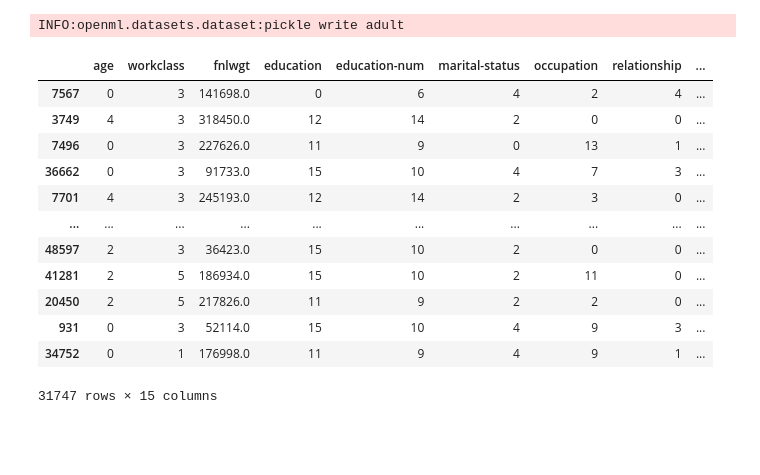
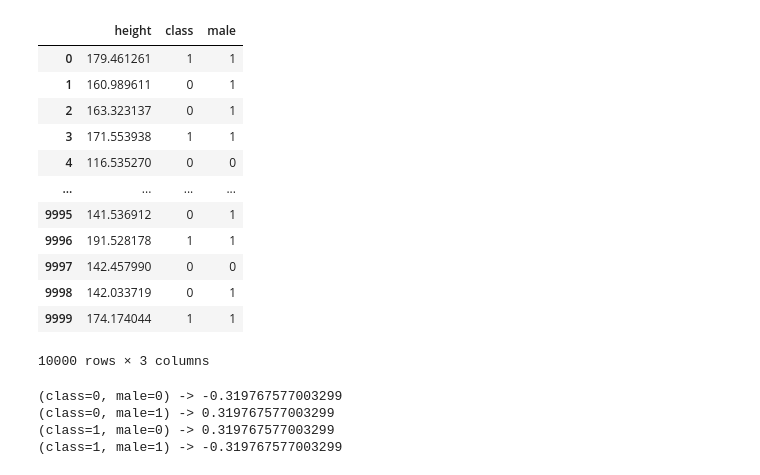
Before and after one commit to pikalab-unibo-students/master-thesis-dizio-ay2324, a Jupyter notebook: examples/demo_fauci.ipynb, the cells around one changed output. Drawn from its saved outputs; the diff is of its cells as text; code cells hidden in the pictures; blank space fills up the shorter version.

```diff
--- a/examples/demo_fauci.ipynb
+++ b/examples/demo_fauci.ipynb
@@ -15,5 +20,0 @@ keras.utils.set_random_seed(423)
-# %%
-dataset = openml.datasets.get_dataset(179)
-X, y, _, names = dataset.get_data(target=dataset.default_target_attribute)
-# %% [output]
-INFO:openml.datasets.dataset:pickle write adult
@@ -32 +21,28 @@ y = y.apply(lambda x: x == ">50K").astype(int)
+# %%
+dataset = biased_dataset_people_height(binary=True)
+X = dataset.drop(columns=['class'], axis=1).values
+y = dataset['class'].values
+# %%
+dataset
+# %% [output]
+|  | height | class | male |
+| 0 | 179.461261 | 1 | 1 |
+| 1 | 160.989611 | 0 | 1 |
+| 2 | 163.323137 | 0 | 1 |
+| 3 | 171.553938 | 1 | 1 |
+| 4 | 116.535270 | 0 | 0 |
+| ... | ... | ... | ... |
+| 9995 | 141.536912 | 0 | 1 |
+| 9996 | 191.528178 | 1 | 1 |
+| 9997 | 142.457990 | 0 | 0 |
+| 9998 | 142.033719 | 0 | 1 |
+| 9999 | 174.174044 | 1 | 1 |
+10000 rows × 3 columns
+# %%
+dataset.statistical_parity_difference()
+# %% [output]
+(class=0, male=0) -> -0.319767577003299
+(class=0, male=1) -> 0.319767577003299
+(class=1, male=0) -> 0.319767577003299
+(class=1, male=1) -> -0.319767577003299
 # %%
@@ -36,16 +49,0 @@ X_train['income'] = y_train
-# %%
-X_train
-# %% [output]
-|  | age | workclass | fnlwgt | education | education-num | marital-status | occupation | relationship | ... |
-| 7567 | 0 | 3 | 141698.0 | 0 | 6 | 4 | 2 | 4 | ... |
-| 3749 | 4 | 3 | 318450.0 | 12 | 14 | 2 | 0 | 0 | ... |
-| 7496 | 0 | 3 | 227626.0 | 11 | 9 | 0 | 13 | 1 | ... |
-| 36662 | 0 | 3 | 91733.0 | 15 | 10 | 4 | 7 | 3 | ... |
-| 7701 | 4 | 3 | 245193.0 | 12 | 14 | 2 | 3 | 0 | ... |
-| ... | ... | ... | ... | ... | ... | ... | ... | ... | ... |
-| 48597 | 2 | 3 | 36423.0 | 15 | 10 | 2 | 0 | 0 | ... |
-| 41281 | 2 | 5 | 186934.0 | 15 | 10 | 2 | 11 | 0 | ... |
-| 20450 | 2 | 5 | 217826.0 | 11 | 9 | 2 | 2 | 0 | ... |
-| 931 | 0 | 3 | 52114.0 | 15 | 10 | 4 | 9 | 3 | ... |
-| 34752 | 0 | 1 | 176998.0 | 11 | 9 | 4 | 9 | 1 | ... |
-31747 rows × 15 columns
```
Also changed, not shown: parts of 28 cells of this notebook, 1 other file.
